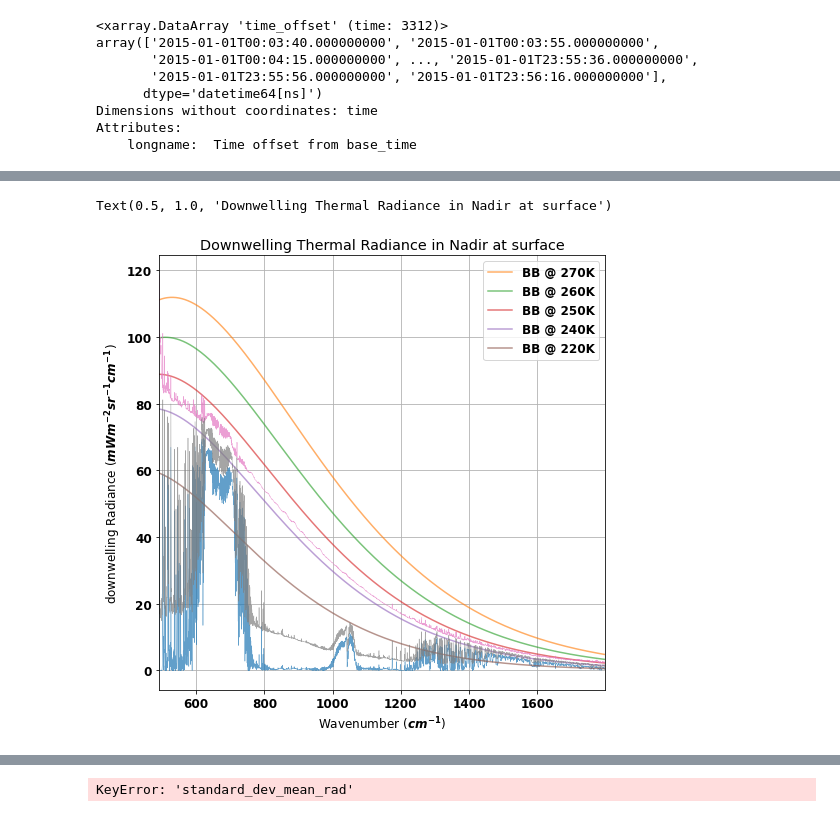
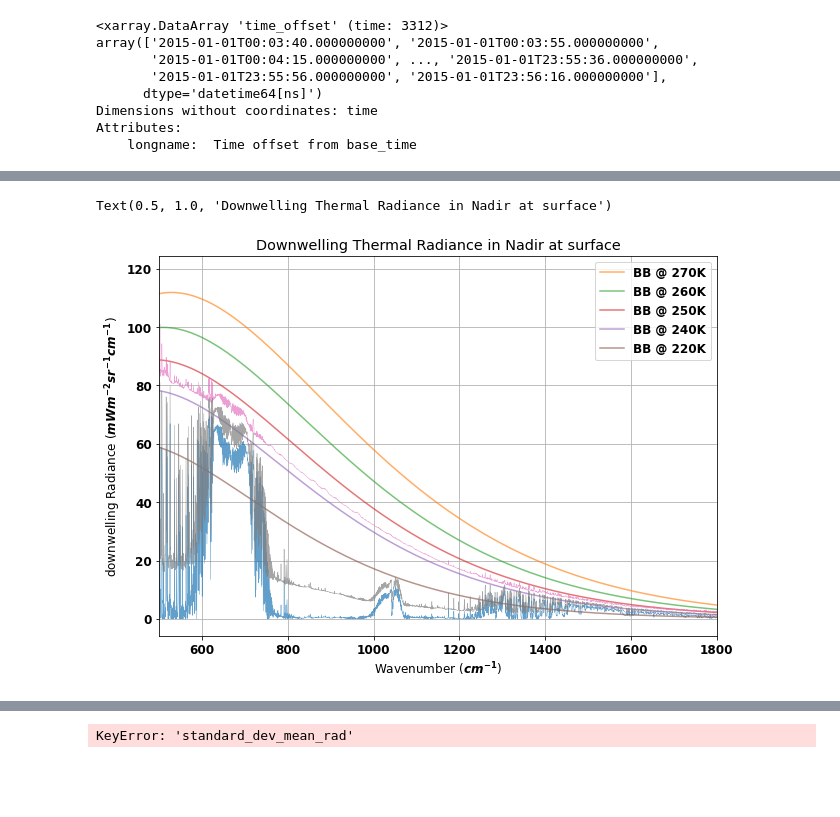
Before and after one commit to costachris/arctic_surface_forcing, a Jupyter notebook: rad_transfer_python/summit_aeri.ipynb, the cells around one changed output, grey strips where cells are left out. Drawn from its saved outputs; the diff is of its cells as text; code cells hidden in the pictures; blank space fills up the shorter version.

```diff
--- a/rad_transfer_python/summit_aeri.ipynb
+++ b/rad_transfer_python/summit_aeri.ipynb
@@ -15,7 +15,7 @@ from matplotlib.font_manager import FontProperties
 %run simulate_radiances_utils.py
 import urllib
 # %%
-data_dir =  '/export/data2/groupMembers/cchristo/'
+data_dir =  '/net/fluo/data2/groupMembers/cchristo/'
 raw_aeri_data_dir = data_dir + 'aeri/aeri_noise_filtered/summit/'
 # %%
 file_paths = os.listdir(raw_aeri_data_dir)
@@ -156,36 +131,37 @@ Attributes: (0)
 # %%
-plt.figure(figsize = (8,8))
+plt.figure(figsize = (10,7))
 # ds_i
 k_grid = ds_i_time['wnum'].values
 rad = ds_i_time_min['mean_rad'].values
 plt.plot(k_grid, rad, linewidth = 0.5, alpha=0.7)
 
 
 
 wavenum_m = k_grid*1e2
 W_m_mW_cm = 1e2*1e3
 plt.plot(k_grid, W_m_mW_cm*planck_wavenumber(wavenum_m,270),label='BB @ 270K',alpha=0.63)
 plt.plot(k_grid, W_m_mW_cm*planck_wavenumber(wavenum_m,260),label='BB @ 260K',alpha=0.63)
 plt.plot(k_grid, W_m_mW_cm*planck_wavenumber(wavenum_m,250),label='BB @ 250K',alpha=0.63)
 plt.plot(k_grid, W_m_mW_cm*planck_wavenumber(wavenum_m,240),label='BB @ 240K',alpha=0.63)
 plt.plot(k_grid, W_m_mW_cm*planck_wavenumber(wavenum_m,220),label='BB @ 220K',alpha=0.63)
 plt.legend(loc=0)
 
 k_grid = ds_i_time['wnum'].values
 rad = ds_i_time_max['mean_rad'].values
 plt.plot(k_grid, rad, linewidth = 0.5,alpha=0.7)
 
 
 k_grid = ds_i_time['wnum'].values
 rad = ds_i_time_median['mean_rad'].values
 plt.plot(k_grid, rad, linewidth = 0.5,alpha=0.7)
 
-plt.xlim((491,1799))
+# plt.xlim((491,1799))
+plt.xlim((500, 1800))
 
 plt.grid()
 plt.xlabel('Wavenumber ($cm^{-1}$)')
 plt.ylabel(r'downwelling Radiance ($mW m^{-2} sr^{-1} cm^{-1}$)')
 plt.title('Downwelling Thermal Radiance in Nadir at surface')
 # %% [output]
 Text(0.5, 1.0, 'Downwelling Thermal Radiance in Nadir at surface')
-[figure, old version]
+[figure, new version]
```
Also changed, not shown: parts of 2 cells of this notebook, 4 other files.
